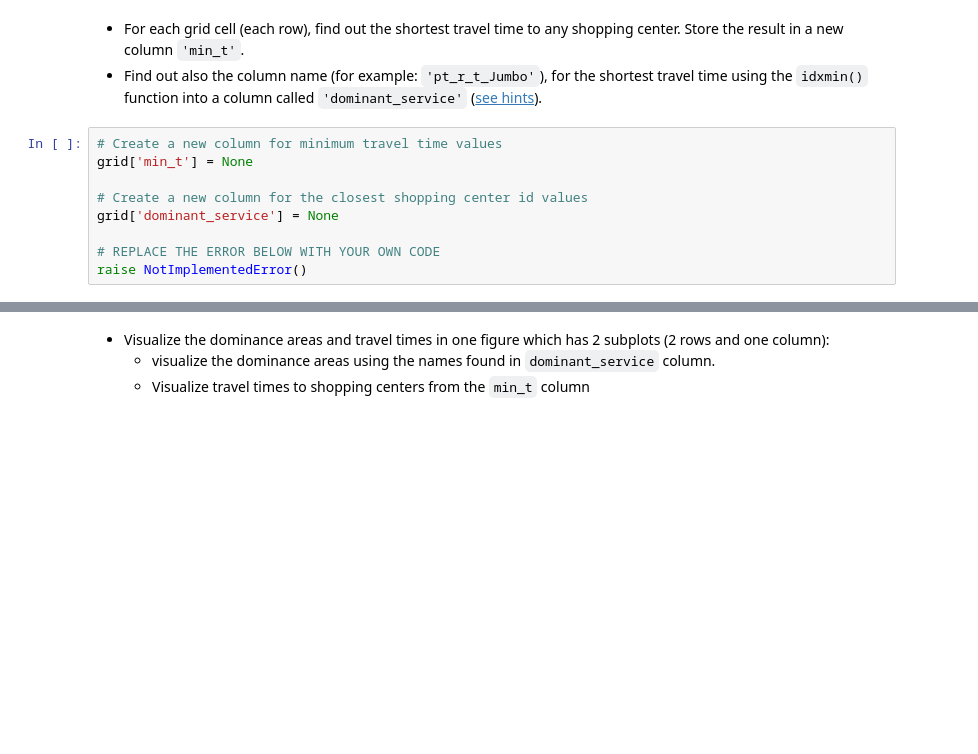
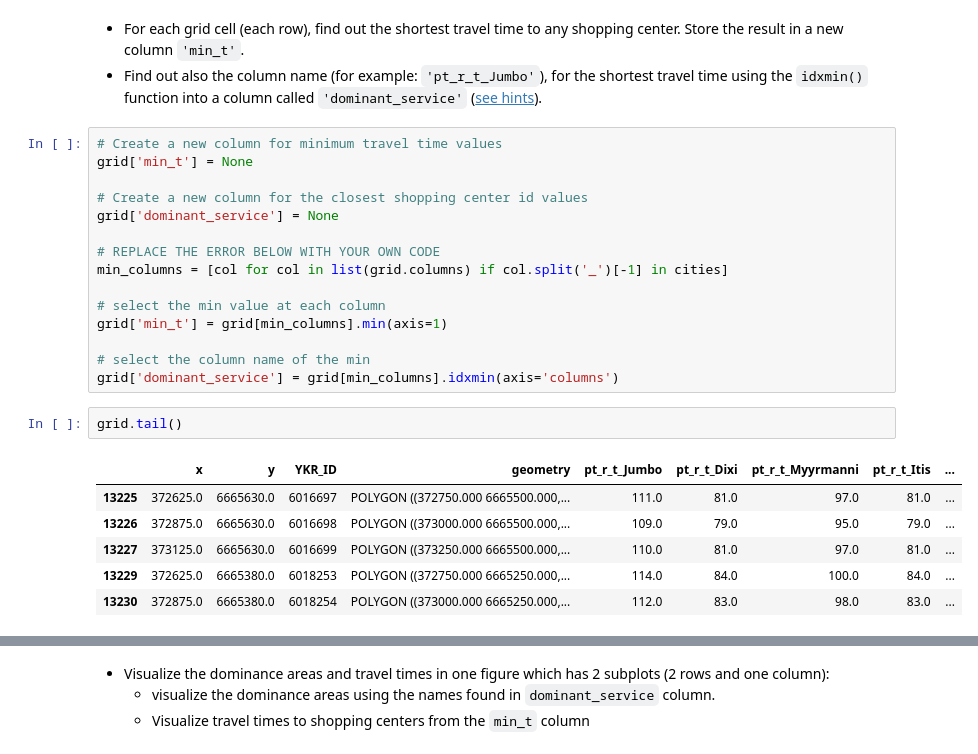
Before and after one commit to Joe-Degs/AutoGIS, a Jupyter notebook: lesson4/exercise-4/Exercise-4-problem-2.ipynb, the cells around one changed output, grey strips where cells are left out. Cells and saved outputs as stored; diff of their text form; blank space fills up the shorter version.

```diff
--- a/lesson4/exercise-4/Exercise-4-problem-2.ipynb
+++ b/lesson4/exercise-4/Exercise-4-problem-2.ipynb
@@ -193,7 +193,22 @@ grid['min_t'] = None
 grid['dominant_service'] = None
 
 # REPLACE THE ERROR BELOW WITH YOUR OWN CODE
-raise NotImplementedError()
+min_columns = [col for col in list(grid.columns) if col.split('_')[-1] in cities]
+
+# select the min value at each column
+grid['min_t'] = grid[min_columns].min(axis=1)
+
+# select the column name of the min
+grid['dominant_service'] = grid[min_columns].idxmin(axis='columns')
+# %%
+grid.tail()
+# %% [output]
+|  | x | y | YKR_ID | geometry | pt_r_t_Jumbo | pt_r_t_Dixi | pt_r_t_Myyrmanni | pt_r_t_Itis | ... |
+| 13225 | 372625.0 | 6665630.0 | 6016697 | POLYGON ((372750.000 6665500.000,... | 111.0 | 81.0 | 97.0 | 81.0 | ... |
+| 13226 | 372875.0 | 6665630.0 | 6016698 | POLYGON ((373000.000 6665500.000,... | 109.0 | 79.0 | 95.0 | 79.0 | ... |
+| 13227 | 373125.0 | 6665630.0 | 6016699 | POLYGON ((373250.000 6665500.000,... | 110.0 | 81.0 | 97.0 | 81.0 | ... |
+| 13229 | 372625.0 | 6665380.0 | 6018253 | POLYGON ((372750.000 6665250.000,... | 114.0 | 84.0 | 100.0 | 84.0 | ... |
+| 13230 | 372875.0 | 6665380.0 | 6018254 | POLYGON ((373000.000 6665250.000,... | 112.0 | 83.0 | 98.0 | 83.0 | ... |
 # %%
 # NON-EDITABLE TEST CELL
 print(grid[['YKR_ID', 'min_t', 'dominant_service']].head())
```
Also changed, not shown: parts of 5 cells of this notebook, 6 other files.
